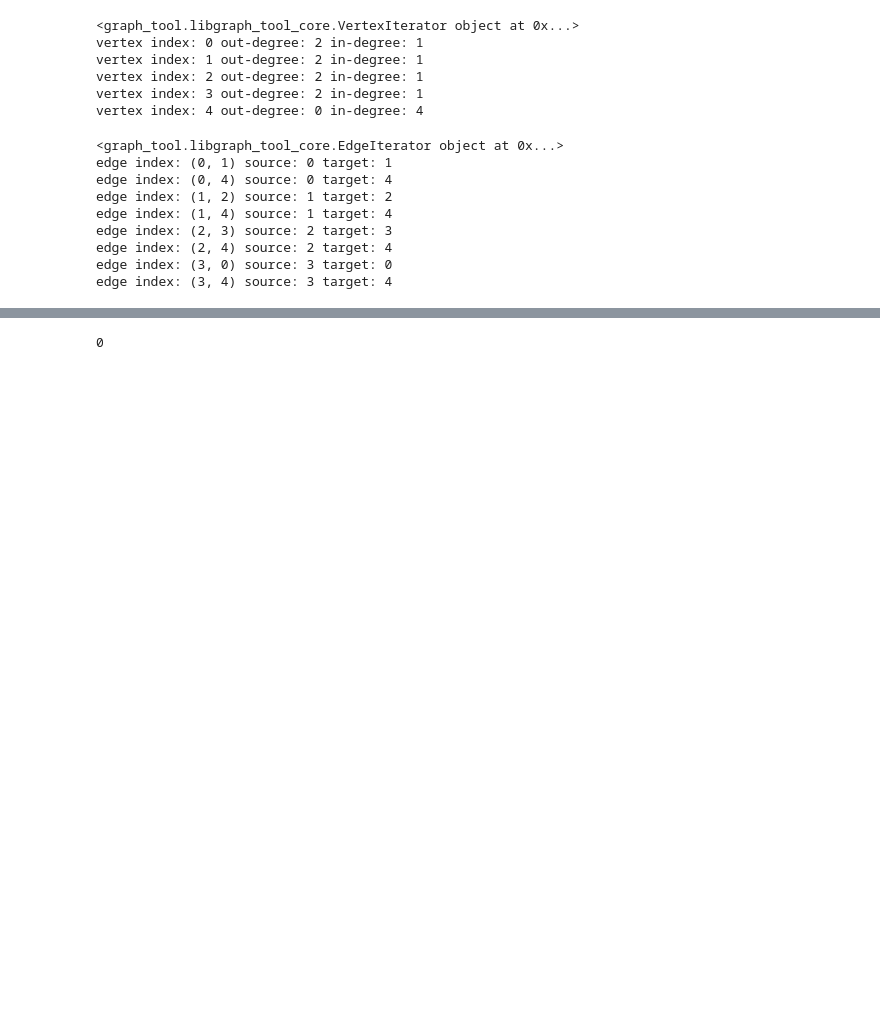
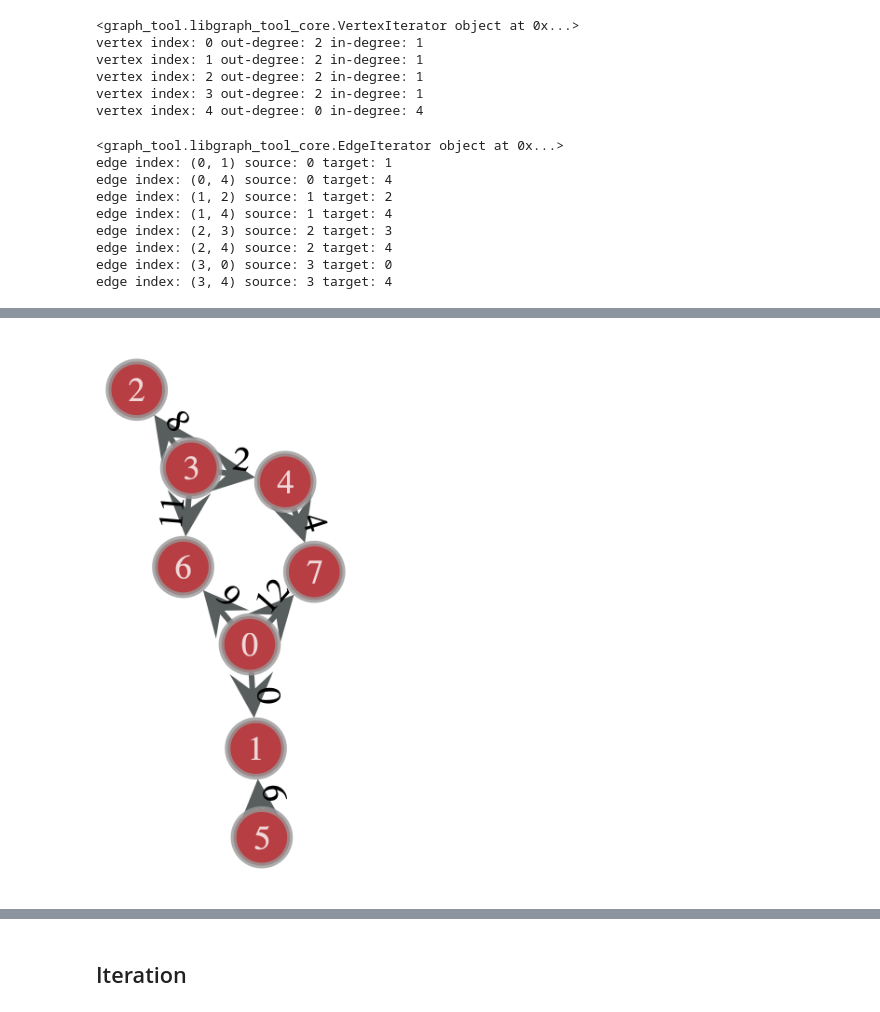
Before and after one commit to smn-d/Graph_network, a Jupyter notebook: experiments/quickstart.ipynb, the cells around one changed output, grey strips where cells are left out. Saved outputs shown, nothing was run; the diff lists cells and outputs as text; code cells hidden in the pictures; blank space fills up the shorter version.

```diff
--- a/experiments/quickstart.ipynb
+++ b/experiments/quickstart.ipynb
@@ -75,6 +78,9 @@ graph_draw(g3, vertex_text=g3.vertex_index,  edge_text=g3.edge_index)
 # %%
 g3.remove_vertex([0,7])
 
-g3.remove_edge(e3)
+e = g.edge(1, 2)
+g3.remove_edge(e)
 
 graph_draw(g3, vertex_text=g3.vertex_index,  edge_text=g3.edge_index)
+# %% [output]
+[figure, added]
@@ -81,6 +88,2 @@ graph_draw(g3, vertex_text=g3.vertex_index,  edge_text=g3.edge_index)
-# %%
-
- = g3.vertex(0)
-print(v)
-# %% [output]
-0
+# %% [markdown]
+## Iteration
```
Also changed, not shown: parts of 15 cells of this notebook.
